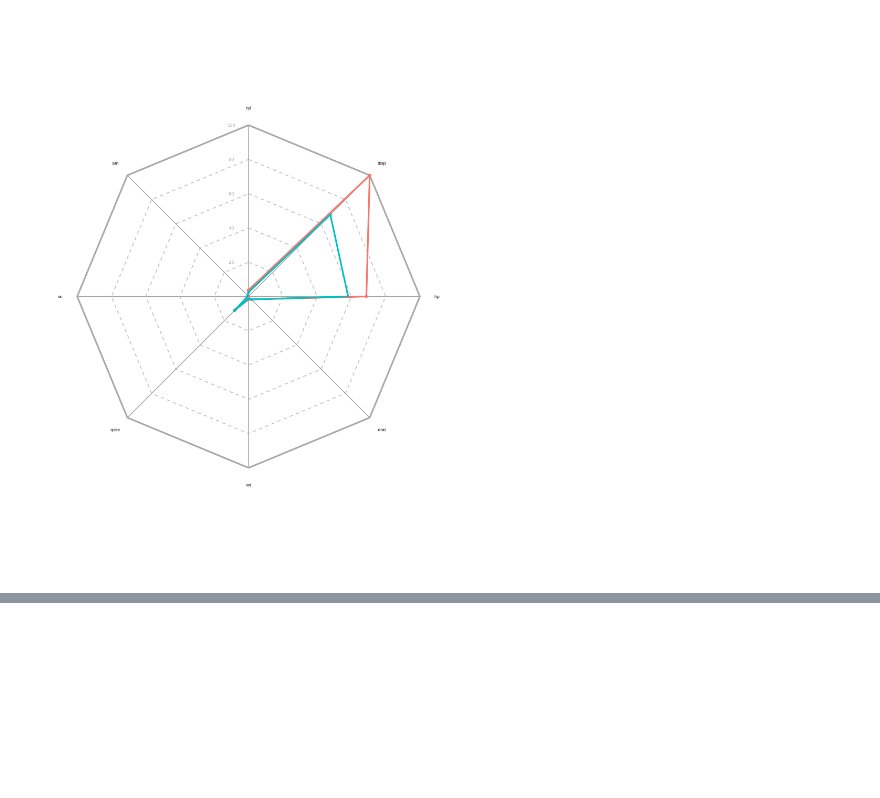
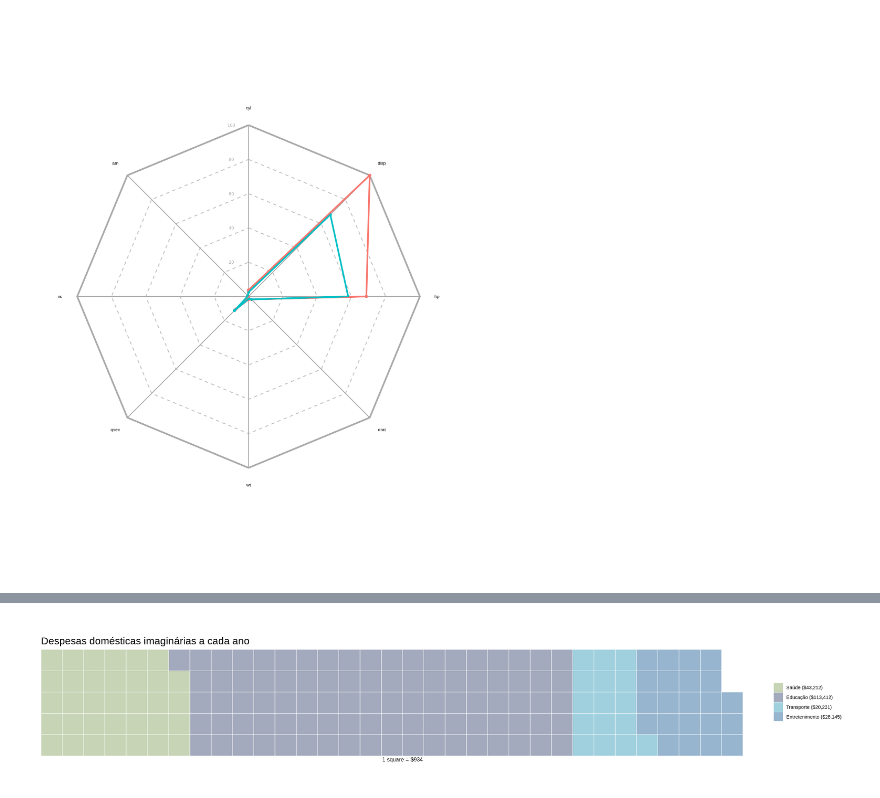
Before and after one commit to joaovictoramaralgoncalves/Projetos_de_aprendizado, a Jupyter notebook: Module_3_|_part_2_Specialized_Visualization_Tools.ipynb, the cells around one changed output, grey strips where cells are left out. Saved outputs shown, nothing was run; the diff lists cells and outputs as text; code cells hidden in the pictures; blank space fills up the shorter version.

```diff
--- a/Module_3_|_part_2_Specialized_Visualization_Tools.ipynb
+++ b/Module_3_|_part_2_Specialized_Visualization_Tools.ipynb
@@ -86,0 +103,14 @@ ggradar(mtcars_radar)
+# %%
+expenses <- c(`Saúde ($43,212)`=43212,
+              `Educação ($113,412)`=113412,
+              `Transporte ($20,231)`=20231,
+              `Entretenimento ($28,145)`=28145)
+# %%
+waffle_expenses <- waffle(expenses/1235, rows=5, size=0.3,
+                          colors=c("#c7d4b5", "#a3aabd", "#a0d0de", "#97b5cf"),
+                          title="Despesas domésticas imaginárias a cada ano",
+                          xlab="1 square = $934")
+
+waffle_expenses
+# %% [output]
+[figure, added]
```
Also changed, not shown: parts of 5 cells of this notebook.
